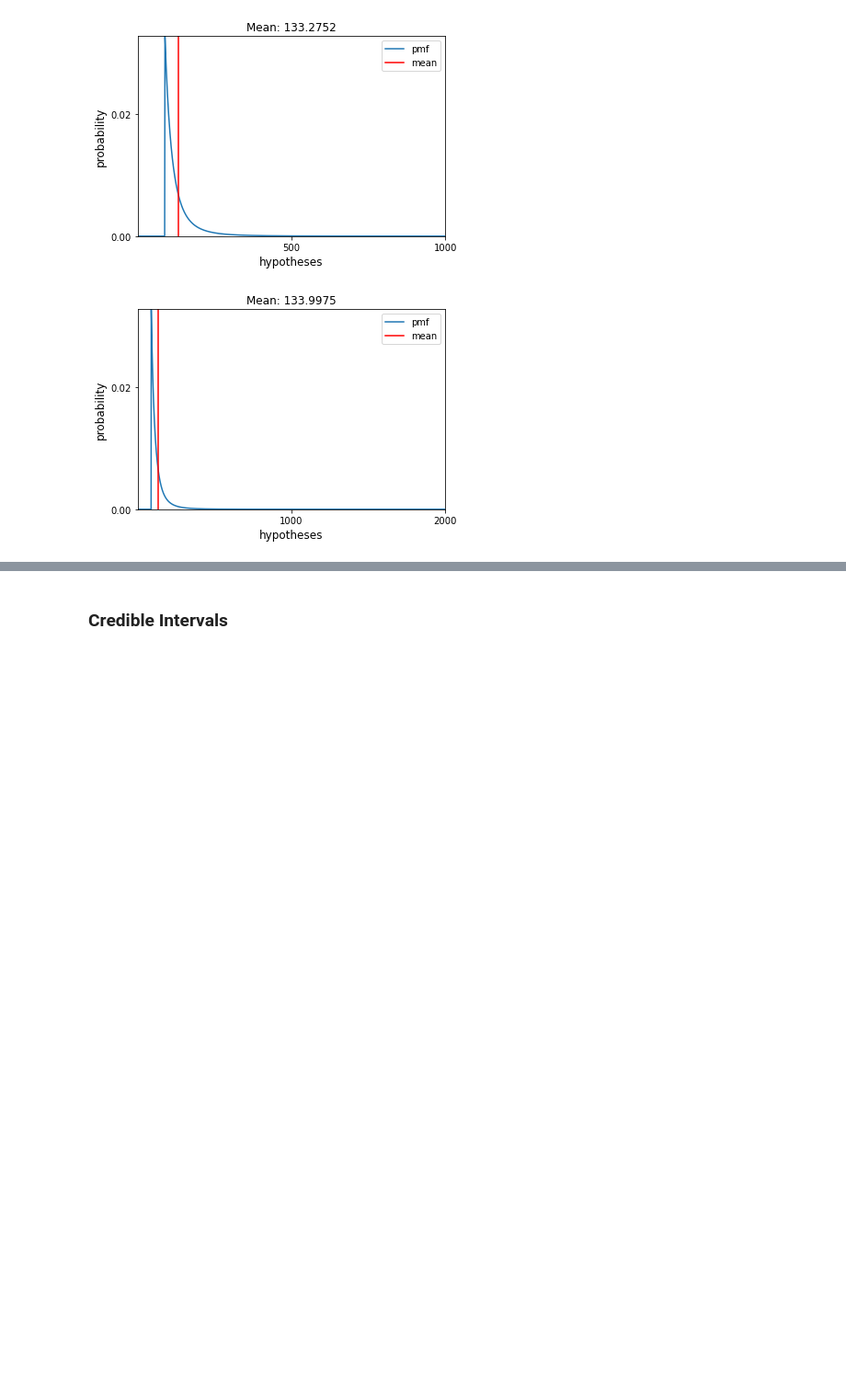
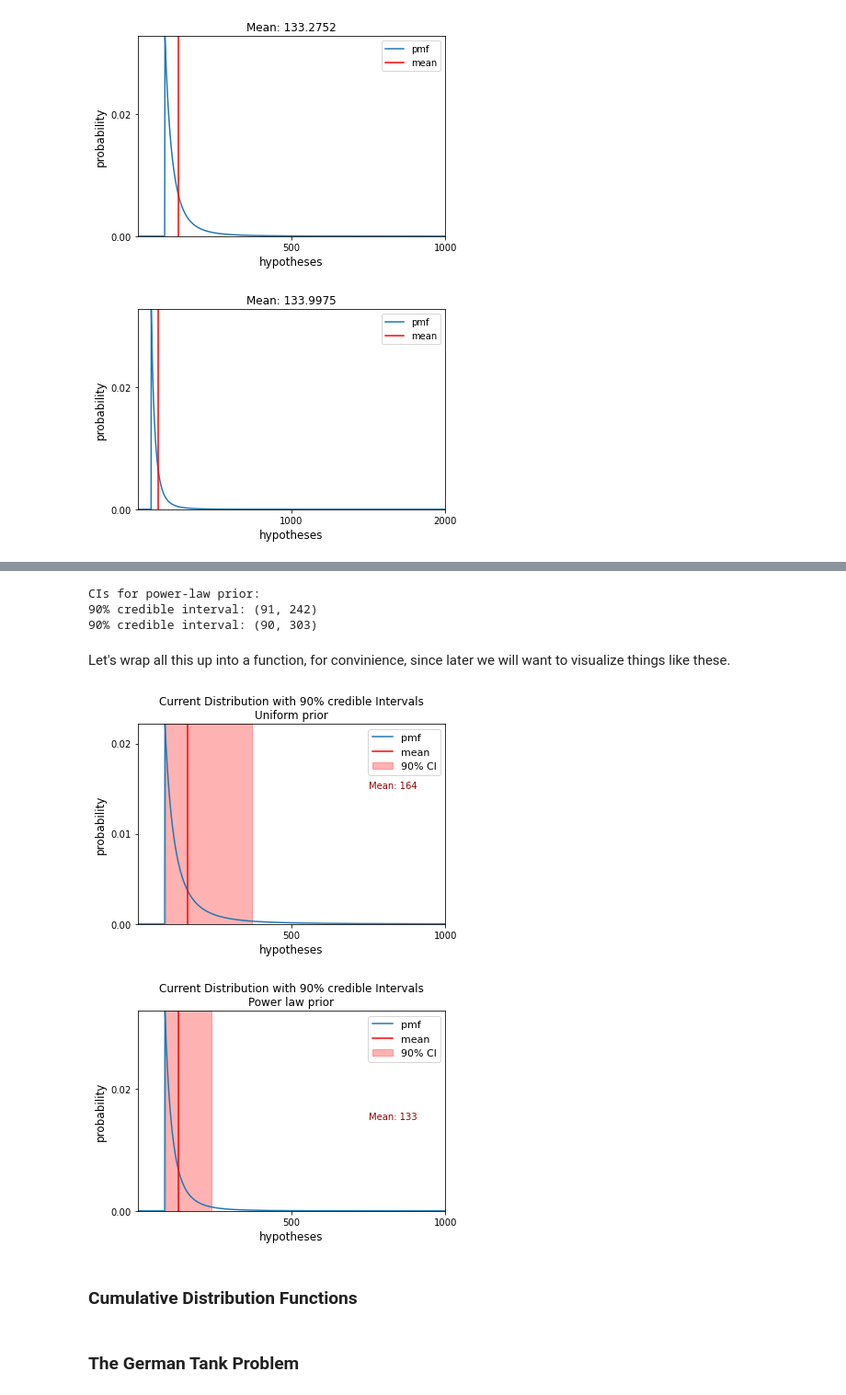
Before and after one commit to carlosjuribe/Think_Bayes, a Jupyter notebook: 03_estimation.ipynb, the cells around one changed output, grey strips where cells are left out. Shown at 92% size. Cells and saved outputs as stored; diff of their text form; code cells hidden in the pictures; blank space fills up the shorter version.

```diff
--- a/03_estimation.ipynb
+++ b/03_estimation.ipynb
@@ -320,0 +383,19 @@ Now the differences are much smaller, even in the decimals for assuming a 1000-t
+# %%
+def percentile(pmf, percentage: float):
+    total = 0
+    for val, prob in pmf.Items():
+        total += prob
+        if total >= percentage / 100.0:
+            return val
+
+def credible_interval(pmf, percentage: float = 90.0):
+    """ Computes the 'percentage'% credible interval for the given distribution """
+    tail = (100 - percentage) / 2
+    return percentile(pmf, tail), percentile(pmf, 100 - tail)
+# %%
+suite = suite_1000_naive.Copy()
+suite2 = suite_1000_power.Copy()
+
+for obs in [60, 30, 90]:
+    suite.Update(obs)
+    suite2.Update(obs)
@@ -321,2 +423,34 @@ Now the differences are much smaller, even in the decimals for assuming a 1000-t
+# %%
+CI_90 = credible_interval(suite2, percentage=90)
+CI_95 = credible_interval(suite2, percentage=95)
+
+print("CIs for power-law prior:")
+print(f"90% credible interval: {CI_90}")
+print(f"90% credible interval: {CI_95}")
+# %% [output]
+CIs for power-law prior:
+90% credible interval: (91, 242)
+90% credible interval: (90, 303)
+# %% [markdown]
+Let's wrap all this up into a function, for convinience, since later we will want to visualize things like these.
+# %%
+def plot_distrib_with_CI(pmf, CI_level: float = 90.0, title=""):
+    """ Plots the credible interval specified on top of the distribution """
+    mean = pmf.MeanProb
+    CI = credible_interval(pmf, percentage=CI_level)
+    ax = pmf.PlotProb()
+    ax.set_title(f"Current Distribution with {CI_level}% credible Intervals\n{title}")
+    ax.axvline(mean, color='red', label='mean')
+    ax.axvspan(CI[0], CI[1], alpha=0.3, color='red', label=f"{CI_level}% CI")
+    ax.annotate(f"Mean: {mean:.0f}", (750, 0.015), color='darkred')
+    ax.legend(fontsize=11)
+# %%
+plot_distrib_with_CI(pmf=suite, CI_level=90, title="Uniform prior")
+plot_distrib_with_CI(pmf=suite2, CI_level=90, title="Power law prior")
+# %% [output]
+[figure, added]
+[figure, added]
 # %% [markdown]
-### Credible Intervals  <a id="credible"></a>
+### Cumulative Distribution Functions  <a id="cumulative"></a>
+# %% [markdown]
+### The German Tank Problem  <a id="german"></a>
```
Also changed, not shown: parts of 16 cells of this notebook, 1 other file.
